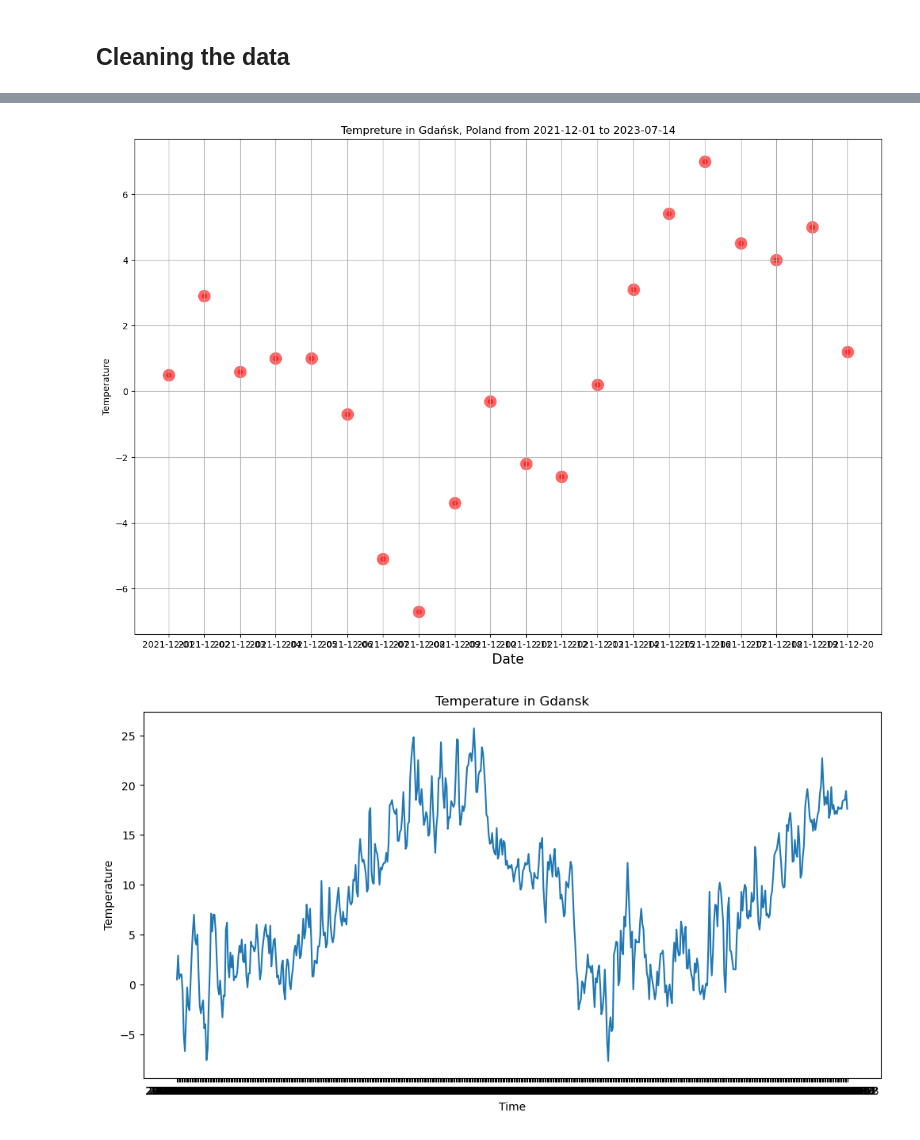
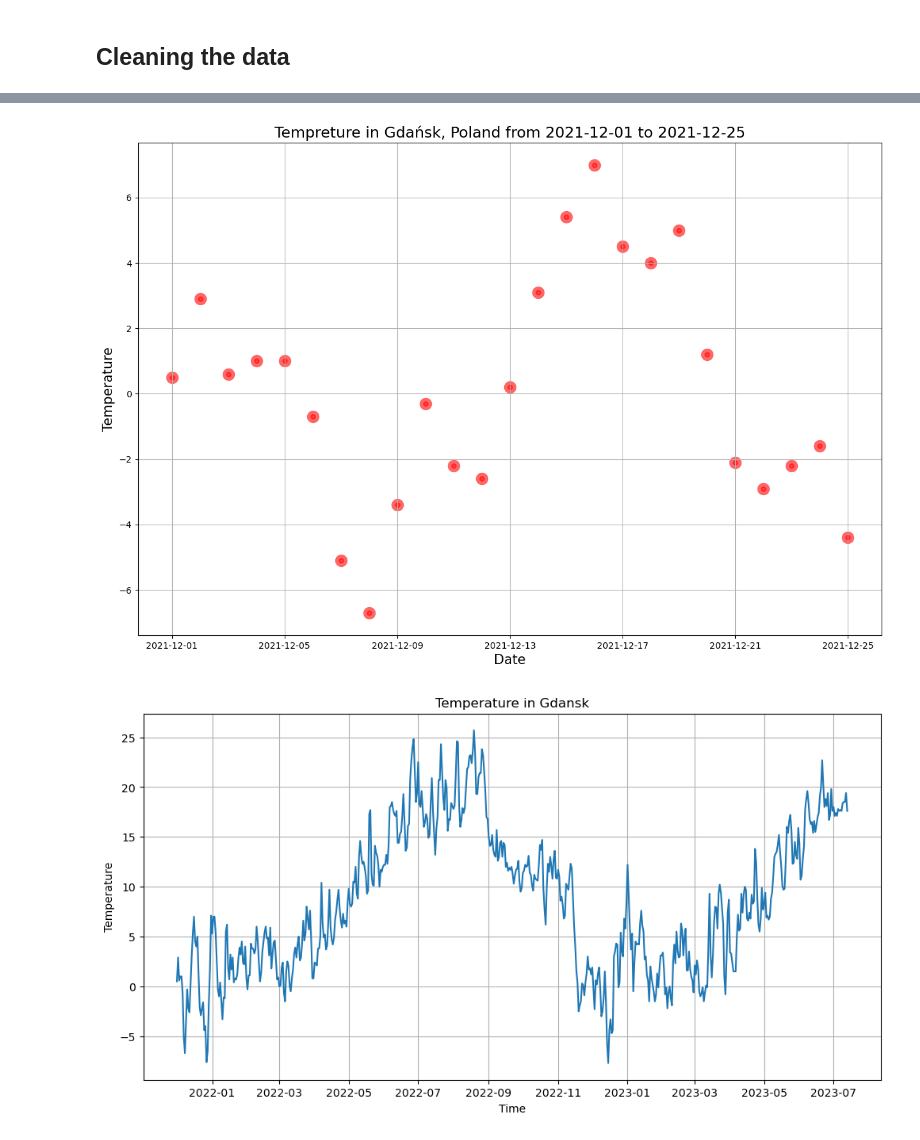
Before and after one commit to ODondalski/WeatherPatterns, a Jupyter notebook: weather.ipynb, the cells around one changed output, grey strips where cells are left out. Drawn from its saved outputs; the diff is of its cells as text; code cells hidden in the pictures.

```diff
--- a/weather.ipynb
+++ b/weather.ipynb
@@ -19,3 +20,6 @@ data.tail()
 ## Cleaning the data
 # %%
 new_data = data[['datetime','temp']].copy()
+
+new_data['datetime'] = pd.to_datetime(new_data['datetime'])
+print(new_data.tail())
@@ -31,19 +47,20 @@ plt.show()
 # %%
 plt.figure(figsize=(15, 10))
-plt.scatter(x=data['datetime'][:20], y=data['temp'][:20], color='red', alpha=0.6, linewidths=8)
+plt.scatter(x=new_data['datetime'][:25], y=new_data['temp'][:25], color='red', alpha=0.6, linewidths=8)
 plt.grid()
 plt.xlabel('Date', fontsize=15)
-plt.ylabel('Temperature')
-plt.title('Tempreture in Gdańsk, Poland from 2021-12-01 to 2023-07-14')
+plt.ylabel('Temperature', fontsize=15)
+plt.title('Tempreture in Gdańsk, Poland from 2021-12-01 to 2021-12-25', fontsize=17)
 plt.show()
 # %% [output]
-[figure, old version]
+[figure, new version]
 # %%
 plt.figure(figsize=(12, 6))
 sns.lineplot(x=new_data['datetime'], y=new_data['temp'])
 plt.title('Temperature in Gdansk')
 plt.xlabel('Time')
 plt.ylabel('Temperature')
+plt.grid()
 plt.show()
 # %% [output]
-[figure, old version]
+[figure, new version]
```
Also changed, not shown: parts of 5 cells of this notebook.
